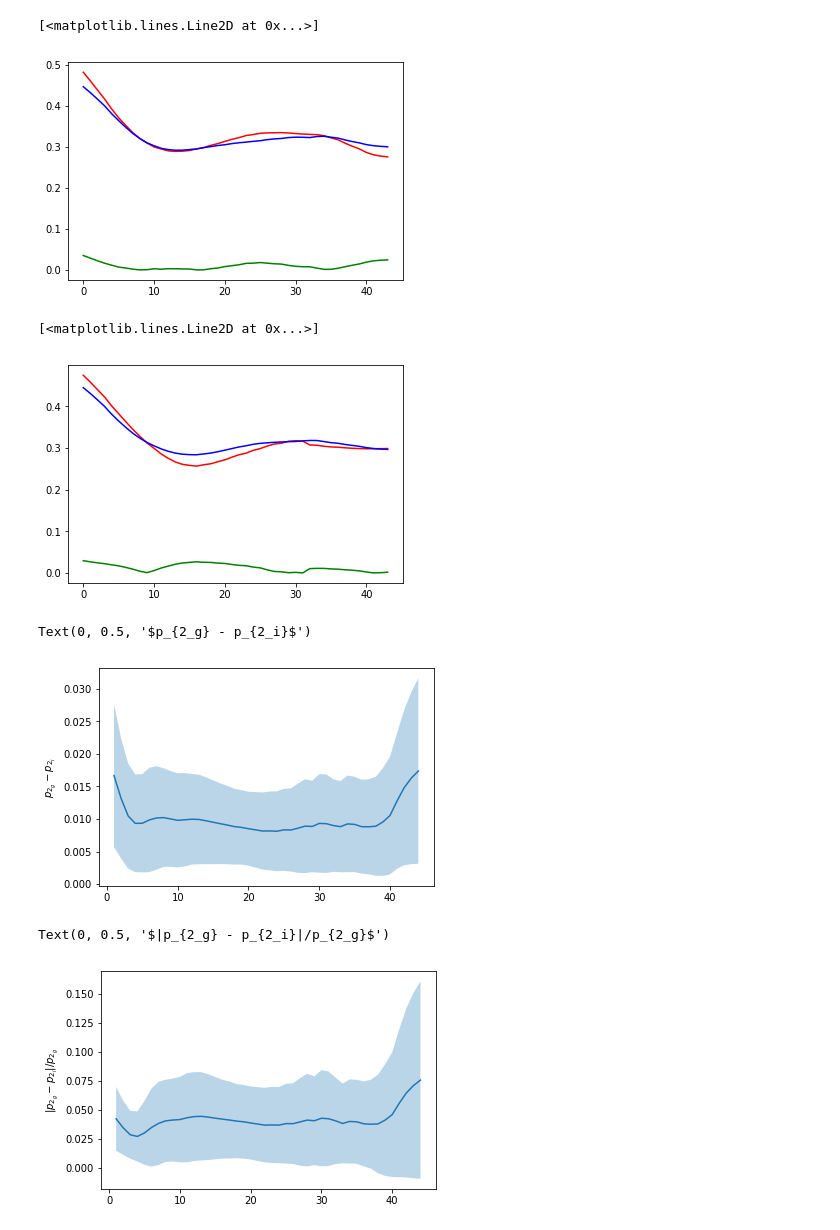
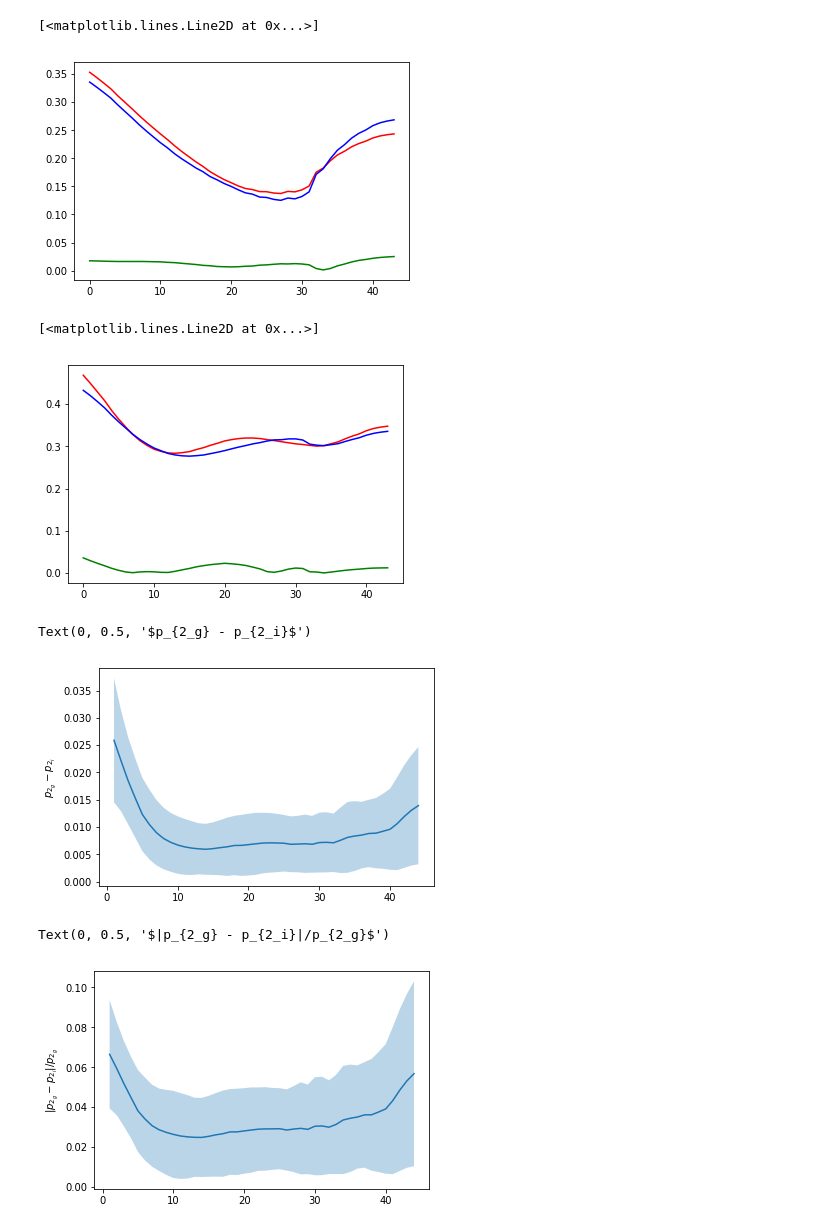
Before and after one commit to ameya005/Phys-GAN, a Jupyter notebook: p2_analysis.ipynb, the cells around one changed output. Drawn from its saved outputs; the diff is of its cells as text; code cells hidden in the pictures.

```diff
--- a/p2_analysis.ipynb
+++ b/p2_analysis.ipynb
@@ -36,7 +36,7 @@ plt.imshow(g_img.detach().cpu().numpy(), cmap='gray')
 # %%
 import pickle as pkl
 # %%
-with open('outputs_p2_2/stats.pkl', 'rb') as f:
+with open('outputs_p2_3/stats.pkl', 'rb') as f:
     output_dict = pkl.load(f)
 # %%
 orig_p2s = output_dict['p1']
@@ -48,14 +48,14 @@ plt.plot(gen_p2s[12][0,:], color='blue')
 plt.plot(diffs[12][0,:], color='green')
 # %% [output]
 [<matplotlib.lines.Line2D at 0x...>]
-[figure, old version]
+[figure, new version]
 # %%
 plt.plot(orig_p2s[25][0,:], color='red')
 plt.plot(gen_p2s[25][0,:], color='blue')
 plt.plot(diffs[25][0,:], color='green')
 # %% [output]
 [<matplotlib.lines.Line2D at 0x...>]
-[figure, old version]
+[figure, new version]
 # %%
 diffs_np = np.array([i[0,:] for i in diffs])
 # %%
@@ -69,10 +69,10 @@ std = diff_pd.std(axis=0)
 # %%
 plt.plot(np.arange(1,45), mean)
 plt.fill_between(np.arange(1,45), np.array(mean-std), np.array(mean+std), alpha=0.3)
-plt.ylabel('$p_{2_g} - p_{2_i}$')
+plt.ylabel('$|p_{2_g} - p_{2_i}|$')
 # %% [output]
 Text(0, 0.5, '$p_{2_g} - p_{2_i}$')
-[figure, old version]
+[figure, new version]
 # %%
 orig_p2s_np = [i[0,:] for i in orig_p2s]
 norm_diffs = diffs_np/np.array(orig_p2s_np)
@@ -85,4 +85,4 @@ plt.fill_between(np.arange(1,45), np.array(norm_mean-norm_std), np.array(norm_me
 plt.ylabel('$|p_{2_g} - p_{2_i}|/p_{2_g}$')
 # %% [output]
 Text(0, 0.5, '$|p_{2_g} - p_{2_i}|/p_{2_g}$')
-[figure, old version]
+[figure, new version]
```
Also changed, not shown: parts of 1 cell of this notebook, 4 other files.
